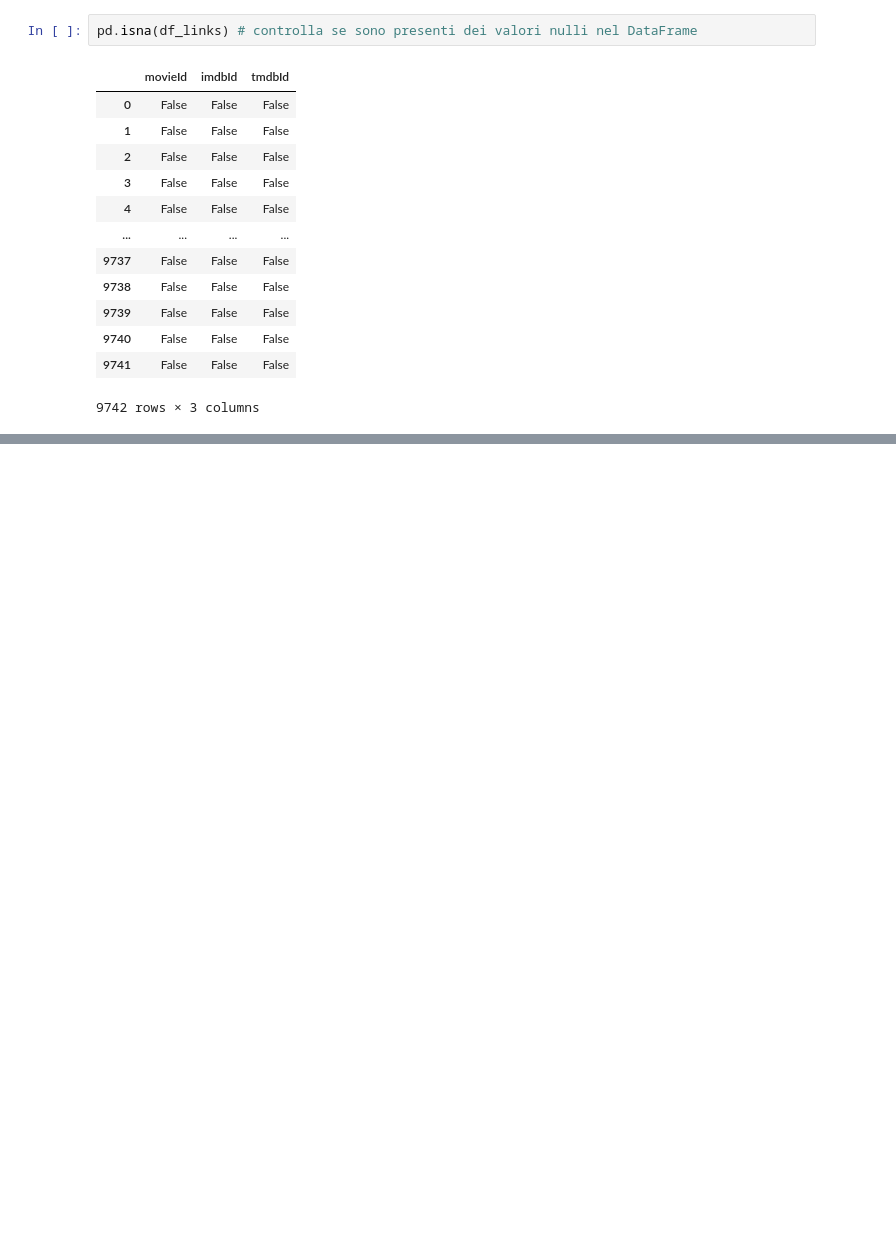
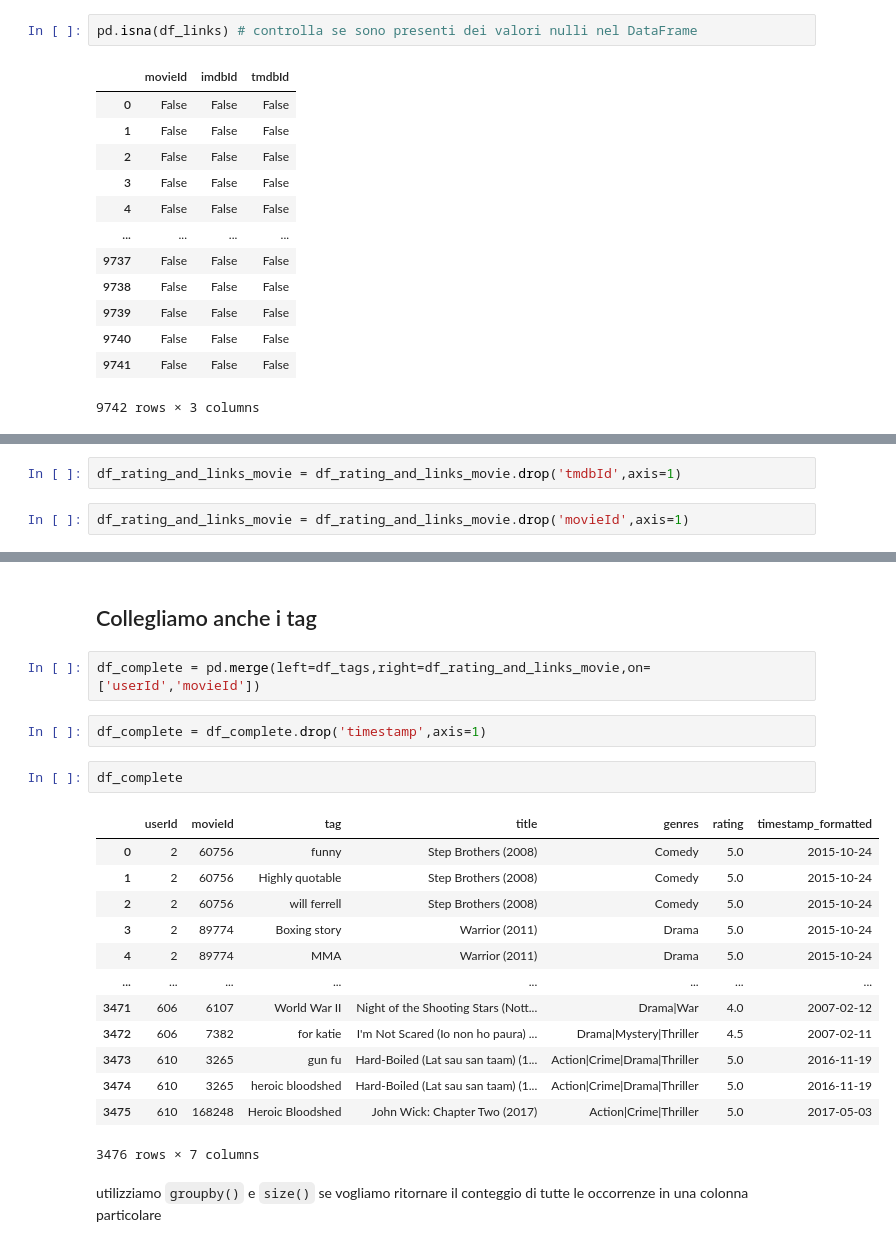
Before and after one commit to Rdm-Nico/BDTA, a Jupyter notebook: Esercitazioni/Esercitazione_Pandas.ipynb, the cells around one changed output, grey strips where cells are left out. Cells and saved outputs as stored; diff of their text form; blank space fills up the shorter version.

```diff
--- a/Esercitazioni/Esercitazione_Pandas.ipynb
+++ b/Esercitazioni/Esercitazione_Pandas.ipynb
@@ -85,0 +172,4 @@ pd.isna(df_links) # controlla se sono presenti dei valori nulli nel DataFrame
+# %%
+df_rating_and_links_movie = df_rating_and_links_movie.drop('tmdbId',axis=1)
+# %%
+df_rating_and_links_movie = df_rating_and_links_movie.drop('movieId',axis=1)
@@ -85,0 +192,24 @@ pd.isna(df_links) # controlla se sono presenti dei valori nulli nel DataFrame
+# %% [markdown]
+## Collegliamo anche i tag
+# %%
+df_complete = pd.merge(left=df_tags,right=df_rating_and_links_movie,on=['userId','movieId'])
+# %%
+df_complete = df_complete.drop('timestamp',axis=1)
+# %%
+df_complete
+# %% [output]
+|  | userId | movieId | tag | title | genres | rating | timestamp_formatted |
+| 0 | 2 | 60756 | funny | Step Brothers (2008) | Comedy | 5.0 | 2015-10-24 |
+| 1 | 2 | 60756 | Highly quotable | Step Brothers (2008) | Comedy | 5.0 | 2015-10-24 |
+| 2 | 2 | 60756 | will ferrell | Step Brothers (2008) | Comedy | 5.0 | 2015-10-24 |
+| 3 | 2 | 89774 | Boxing story | Warrior (2011) | Drama | 5.0 | 2015-10-24 |
+| 4 | 2 | 89774 | MMA | Warrior (2011) | Drama | 5.0 | 2015-10-24 |
+| ... | ... | ... | ... | ... | ... | ... | ... |
+| 3471 | 606 | 6107 | World War II | Night of the Shooting Stars (Nott... | Drama|War | 4.0 | 2007-02-12 |
+| 3472 | 606 | 7382 | for katie | I'm Not Scared (Io non ho paura) ... | Drama|Mystery|Thriller | 4.5 | 2007-02-11 |
+| 3473 | 610 | 3265 | gun fu | Hard-Boiled (Lat sau san taam) (1... | Action|Crime|Drama|Thriller | 5.0 | 2016-11-19 |
+| 3474 | 610 | 3265 | heroic bloodshed | Hard-Boiled (Lat sau san taam) (1... | Action|Crime|Drama|Thriller | 5.0 | 2016-11-19 |
+| 3475 | 610 | 168248 | Heroic Bloodshed | John Wick: Chapter Two (2017) | Action|Crime|Thriller | 5.0 | 2017-05-03 |
+3476 rows × 7 columns
+# %% [markdown]
+utilizziamo `groupby()` e `size()` se vogliamo ritornare il conteggio di tutte le occorrenze in una colonna particolare
```
Also changed, not shown: parts of 19 cells of this notebook.
